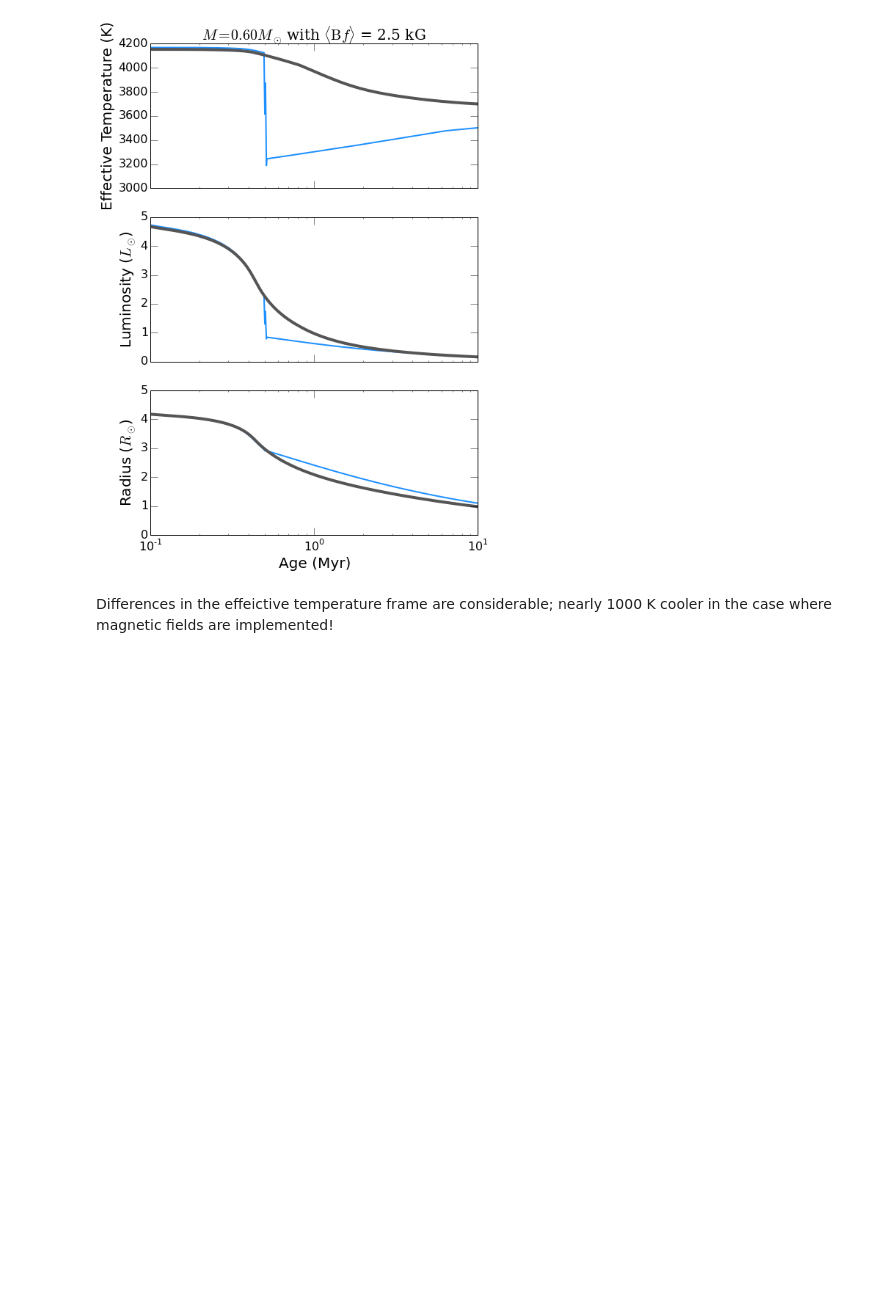
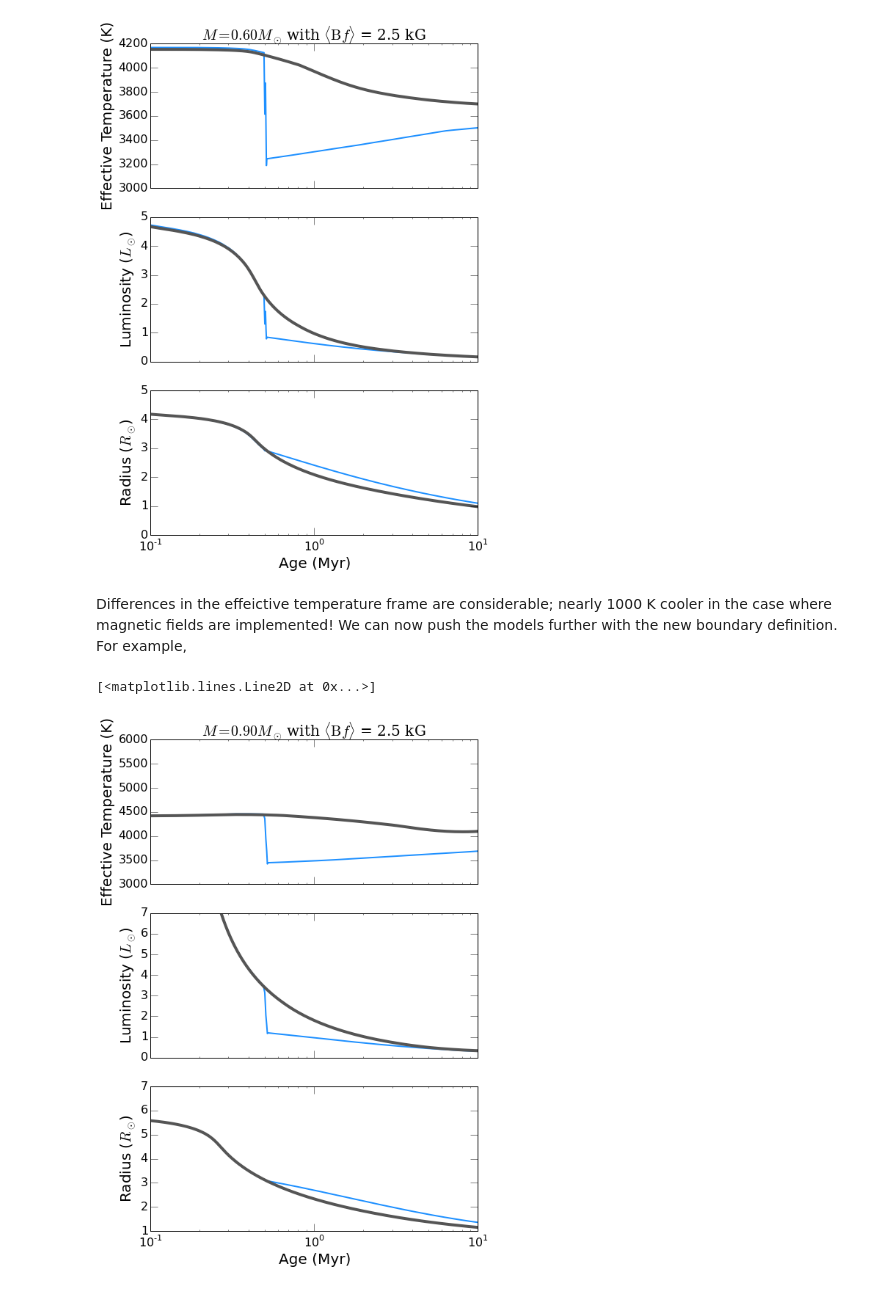
Before and after one commit to gfeiden/Notebook, a Jupyter notebook: Daily/20150728_peak_magnetic_field.ipynb, the cells around one changed output. Saved outputs shown, nothing was run; the diff lists cells and outputs as text; code cells hidden in the pictures; blank space fills up the shorter version.

Commit message:
small magnetic isochrone grid for Song

```diff
--- a/Daily/20150728_peak_magnetic_field.ipynb
+++ b/Daily/20150728_peak_magnetic_field.ipynb
@@ -127,4 +127,36 @@ ax[2].semilogx(std_iso[:,0]/1.0e6, 10**std_iso[:,4], '-', lw=4, color='#555555')
 [<matplotlib.lines.Line2D at 0x...>]
 [figure]
 # %% [markdown]
-Differences in the effeictive temperature frame are considerable; nearly 1000 K cooler in the case where magnetic fields are implemented!
+Differences in the effeictive temperature frame are considerable; nearly 1000 K cooler in the case where magnetic fields are implemented! We can now push the models further with the new boundary definition. For example,
+# %%
+filename = 'm0900_GAS07_p000_p0_y26_mlt2.040_mag25kG.trk'
+std_iso  = np.genfromtxt('../../evolve/dmestar/trk/gas07/p000/a0/amlt2202/m0900_GAS07_p000_p0_y26_mlt2.202.trk')
+new_iso  = np.genfromtxt('../../evolve/models/tmp/{0}'.format(filename))
+# %%
+fig , ax = plt.subplots(3, 1, figsize=(8, 12), sharex=True)
+
+ax[0].set_title('$M = 0.90 M_{\\odot}$ with $\\langle{\\rm B}f\\rangle$ = 2.5 kG', family='serif', fontsize=20.)
+ax[2].set_xlabel('Age (Myr)', fontsize=20.)
+ax[0].set_ylabel('Effective Temperature (K)', fontsize=20.)
+ax[1].set_ylabel('Luminosity ($L_{\\odot}$)', fontsize=20.)
+ax[2].set_ylabel('Radius ($R_{\\odot}$)', fontsize=20.)
+ax[1].set_ylim(0.0, 7.0)
+ax[2].set_ylim(1.0, 7.0)
+for axis in ax:
+    axis.set_xlim(1.0e-1, 1.0e1)
+    axis.tick_params(which='major', axis='both', length=10.0, labelsize=16.)
+
+# Temperature
+ax[0].semilogx(new_iso[:,0]/1.0e6, 10**new_iso[:,1], '-', lw=2, color='#1e90ff')
+ax[0].semilogx(std_iso[:,0]/1.0e6, 10**std_iso[:,1], '-', lw=4, color='#555555')
+
+# Luminosity
+ax[1].semilogx(new_iso[:,0]/1.0e6, 10**new_iso[:,3], '-', lw=2, color='#1e90ff')
+ax[1].semilogx(std_iso[:,0]/1.0e6, 10**std_iso[:,3], '-', lw=4, color='#555555')
+
+# Radius
+ax[2].semilogx(new_iso[:,0]/1.0e6, 10**new_iso[:,4], '-', lw=2, color='#1e90ff')
+ax[2].semilogx(std_iso[:,0]/1.0e6, 10**std_iso[:,4], '-', lw=4, color='#555555')
+# %% [output]
+[<matplotlib.lines.Line2D at 0x...>]
+[figure, added]
```
Also changed, not shown: parts of 1 cell of this notebook, 27 other files.
